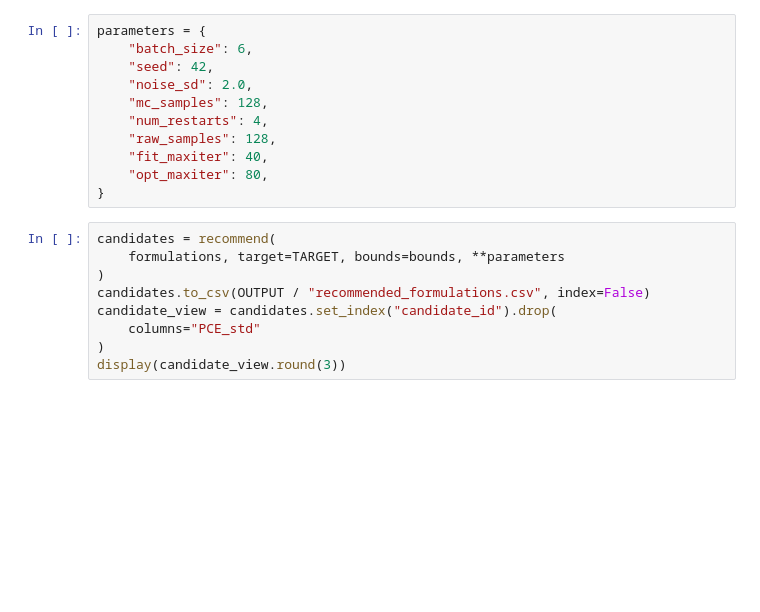
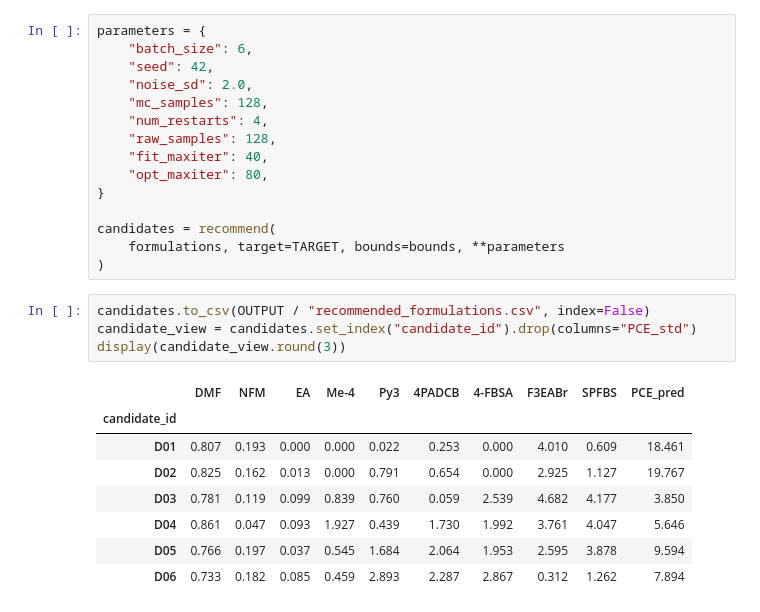
Before and after one commit to HM-Laboratory/PerovSeek, a Jupyter notebook: notebooks/PerovSeek_demo.ipynb, the cells around one changed output. Drawn from its saved outputs; the diff is of its cells as text; blank space fills up the shorter version.

```diff
--- a/notebooks/PerovSeek_demo.ipynb
+++ b/notebooks/PerovSeek_demo.ipynb
@@ -47,15 +48,23 @@ parameters = {
     "fit_maxiter": 40,
     "opt_maxiter": 80,
 }
+
+candidates = recommend(
+    formulations, target=TARGET, bounds=bounds, **parameters
+)
 # %%
-candidates = recommend(
-    formulations, target=TARGET, bounds=bounds, **parameters
-)
 candidates.to_csv(OUTPUT / "recommended_formulations.csv", index=False)
-candidate_view = candidates.set_index("candidate_id").drop(
-    columns="PCE_std"
-)
+candidate_view = candidates.set_index("candidate_id").drop(columns="PCE_std")
 display(candidate_view.round(3))
+# %% [output]
+|  | DMF | NFM | EA | Me-4 | Py3 | 4PADCB | 4-FBSA | F3EABr | SPFBS | PCE_pred |
+| candidate_id |  |  |  |  |  |  |  |  |  |  |
+| D01 | 0.807 | 0.193 | 0.000 | 0.000 | 0.022 | 0.253 | 0.000 | 4.010 | 0.609 | 18.461 |
+| D02 | 0.825 | 0.162 | 0.013 | 0.000 | 0.791 | 0.654 | 0.000 | 2.925 | 1.127 | 19.767 |
+| D03 | 0.781 | 0.119 | 0.099 | 0.839 | 0.760 | 0.059 | 2.539 | 4.682 | 4.177 | 3.850 |
+| D04 | 0.861 | 0.047 | 0.093 | 1.927 | 0.439 | 1.730 | 1.992 | 3.761 | 4.047 | 5.646 |
+| D05 | 0.766 | 0.197 | 0.037 | 0.545 | 1.684 | 2.064 | 1.953 | 2.595 | 3.878 | 9.594 |
+| D06 | 0.733 | 0.182 | 0.085 | 0.459 | 2.893 | 2.287 | 2.867 | 0.312 | 1.262 | 7.894 |
 # %% [markdown]
 ## 2. 高通量实验与表征
 
```
Also changed, not shown: parts of 16 cells of this notebook, 4 other files.
